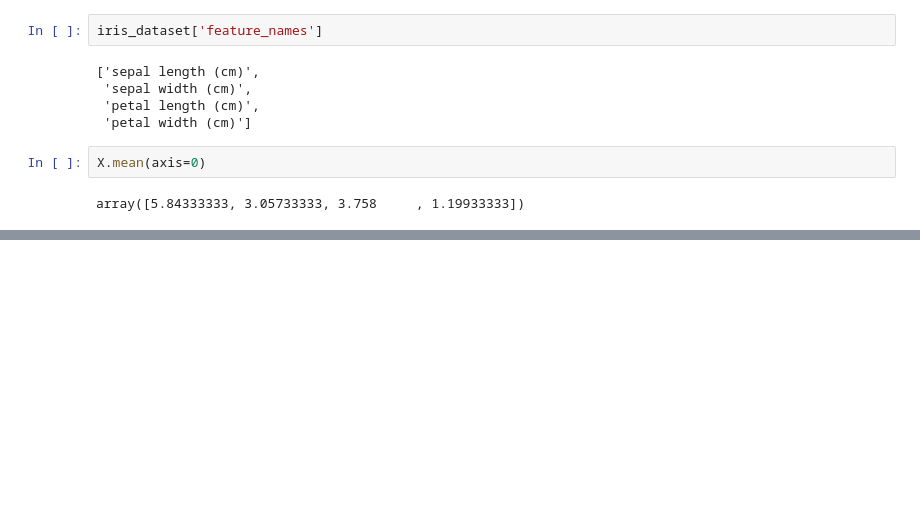
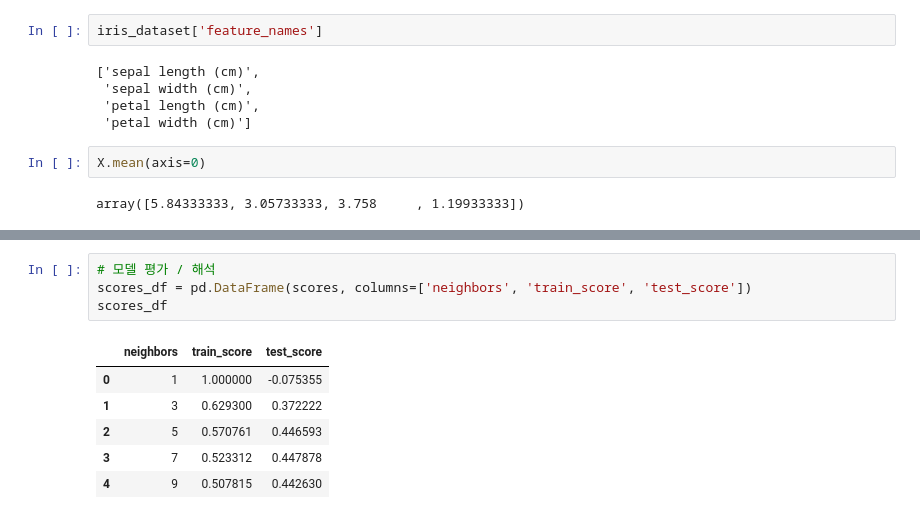
Before and after one commit to shared-repo/human-da, a Jupyter notebook: workspace/ml-basic/example-03.ipynb, the cells around one changed output, grey strips where cells are left out. Drawn from its saved outputs; the diff is of its cells as text; blank space fills up the shorter version.

```diff
--- a/workspace/ml-basic/example-03.ipynb
+++ b/workspace/ml-basic/example-03.ipynb
@@ -60,0 +107,11 @@ Reshape your data either using array.reshape(-1, 1) if your data has a single fe
+# %%
+# 모델 평가 / 해석
+scores_df = pd.DataFrame(scores, columns=['neighbors', 'train_score', 'test_score'])
+scores_df
+# %% [output]
+|  | neighbors | train_score | test_score |
+| 0 | 1 | 1.000000 | -0.075355 |
+| 1 | 3 | 0.629300 | 0.372222 |
+| 2 | 5 | 0.570761 | 0.446593 |
+| 3 | 7 | 0.523312 | 0.447878 |
+| 4 | 9 | 0.507815 | 0.442630 |
```
Also changed, not shown: parts of 8 cells of this notebook.
